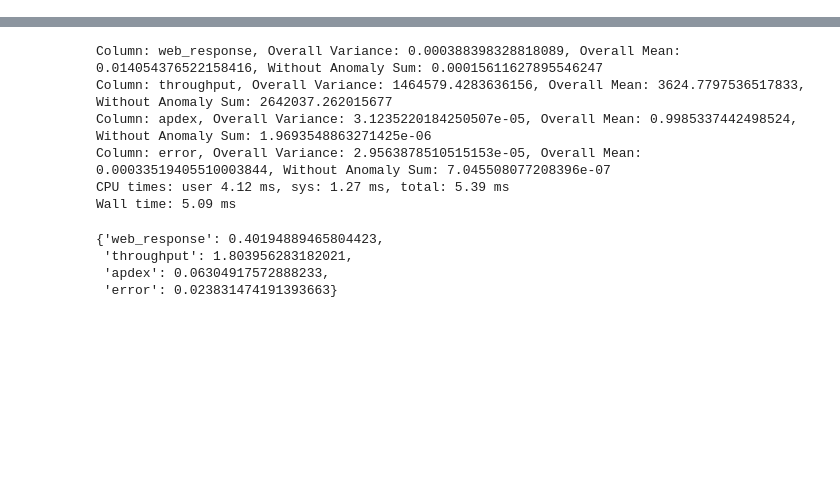
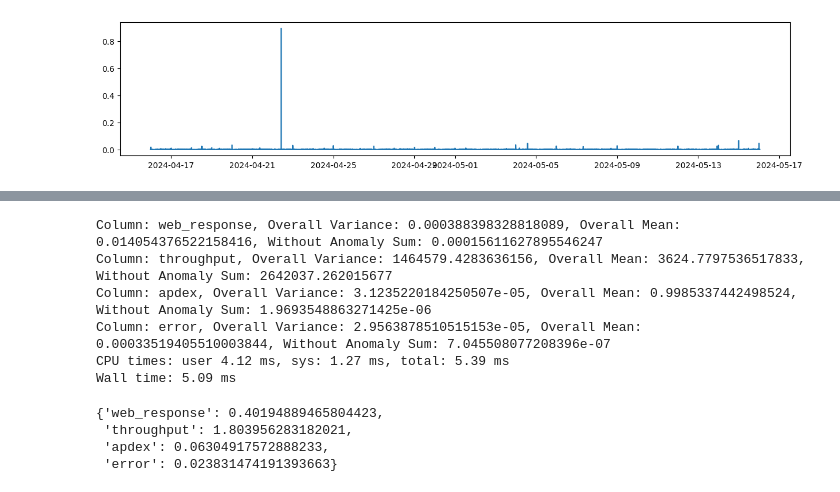
Before and after one commit to REU-DS-CLUB/redlab_hack, a Jupyter notebook: models.ipynb, the cells around one changed output, grey strips where cells are left out. Cells and saved outputs as stored; diff of their text form; code cells hidden in the pictures; blank space fills up the shorter version.

```diff
--- a/models.ipynb
+++ b/models.ipynb
@@ -40 +92,7 @@ def calculate_weight(anomaly_dict: dict[str, pd.DataFrame], start: datetime, end
+# %%
+plt.figure(figsize=(15, 3))
+plt.plot(data.time, data.error)
+plt.show()
+# %% [output]
+[figure, added]
 # %%
```
Also changed, not shown: parts of 12 cells of this notebook, 1 other file.
